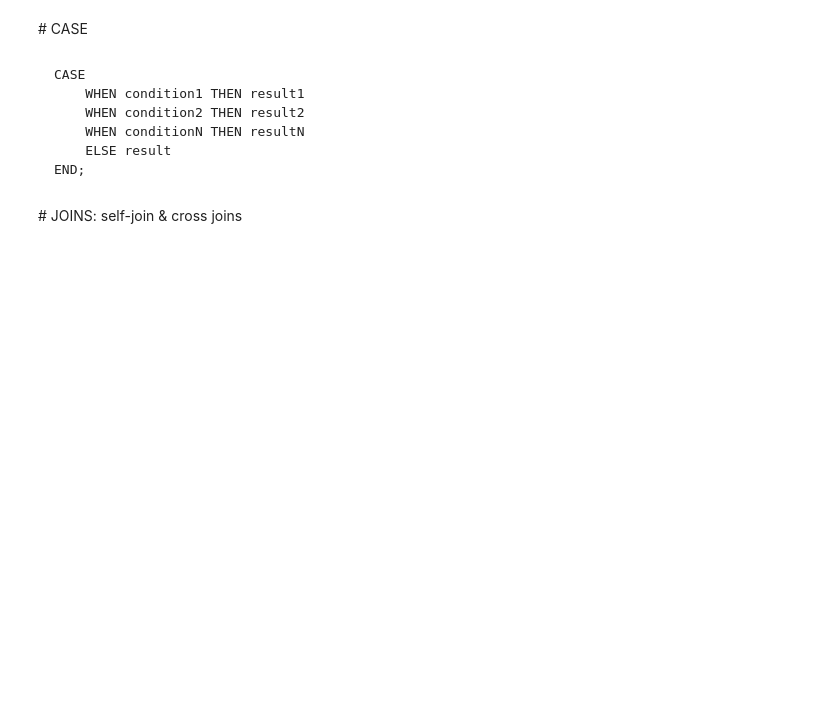
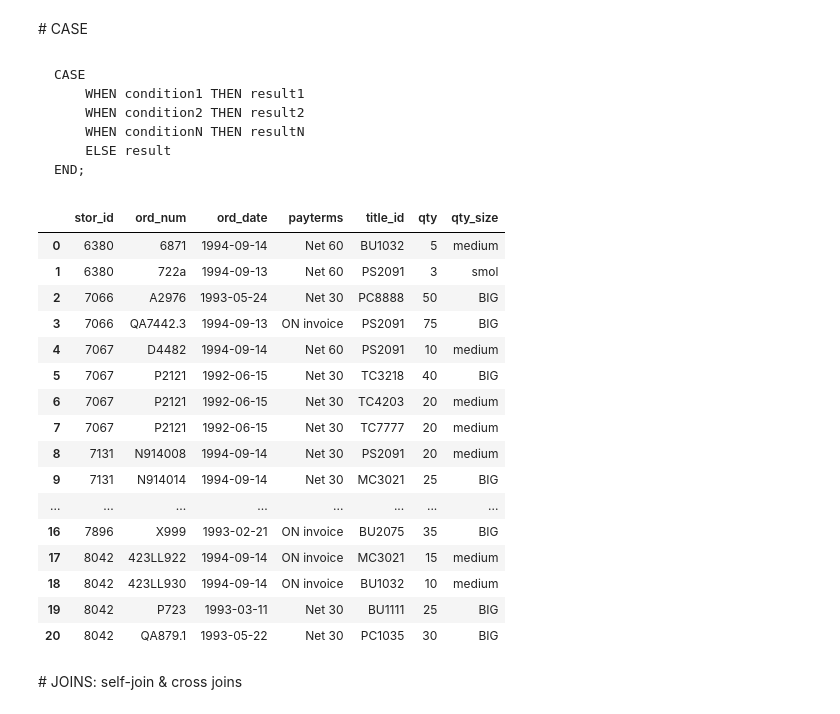
Before and after one commit to Ironhack-data-bcn-oct-2023/lectures, a Jupyter notebook: week-4/01. MySQL - Subqueries & CTE statements.ipynb, the cells around one changed output. Cells and saved outputs as stored; diff of their text form; code cells hidden in the pictures; blank space fills up the shorter version.

```diff
--- a/week-4/01. MySQL - Subqueries & CTE statements.ipynb
+++ b/week-4/01. MySQL - Subqueries & CTE statements.ipynb
@@ -138,0 +197,12 @@ Find the titles published by publishers based in 'Berkeley':
+# %%
+query = """
+SELECT CONCAT(au_lname," " ,au_fname) AS full_name
+FROM authors -- California
+WHERE state = "CA";
+    """
+
+def simple_query (query):
+    return pd.read_sql_query (query, engine)
+
+df = simple_query(query)
+df
@@ -138,0 +265,12 @@ Find the titles published by publishers based in 'Berkeley':
+# %%
+query = """
+SELECT CONCAT(au_lname," " ,au_fname) AS full_name
+FROM authors
+WHERE city IN
+    (SELECT city FROM authors WHERE state = "CA"); -- subquery: query on its own
+"""
+def simple_query (query):
+    return pd.read_sql_query (query, engine)
+
+df = simple_query(query)
+df
@@ -183,3 +498,34 @@ END;
+# %%
+query = """
+SELECT stor_id, ord_num, ord_date, payterms, title_id, qty, -- qty is optional
+    CASE
+        WHEN qty < 5 THEN 'smol'
+        WHEN qty > 20 THEN "BIG"
+        ELSE "medium"
+    END as qty_size
+FROM sales;
+"""
+# NOT changing values on the table: just modifying the print
+
+simple_query(query)
+# %% [output]
+|  | stor_id | ord_num | ord_date | payterms | title_id | qty | qty_size |
+| 0 | 6380 | 6871 | 1994-09-14 | Net 60 | BU1032 | 5 | medium |
+| 1 | 6380 | 722a | 1994-09-13 | Net 60 | PS2091 | 3 | smol |
+| 2 | 7066 | A2976 | 1993-05-24 | Net 30 | PC8888 | 50 | BIG |
+| 3 | 7066 | QA7442.3 | 1994-09-13 | ON invoice | PS2091 | 75 | BIG |
+| 4 | 7067 | D4482 | 1994-09-14 | Net 60 | PS2091 | 10 | medium |
+| 5 | 7067 | P2121 | 1992-06-15 | Net 30 | TC3218 | 40 | BIG |
+| 6 | 7067 | P2121 | 1992-06-15 | Net 30 | TC4203 | 20 | medium |
+| 7 | 7067 | P2121 | 1992-06-15 | Net 30 | TC7777 | 20 | medium |
+| 8 | 7131 | N914008 | 1994-09-14 | Net 30 | PS2091 | 20 | medium |
+| 9 | 7131 | N914014 | 1994-09-14 | Net 30 | MC3021 | 25 | BIG |
+| ... | ... | ... | ... | ... | ... | ... | ... |
+| 16 | 7896 | X999 | 1993-02-21 | ON invoice | BU2075 | 35 | BIG |
+| 17 | 8042 | 423LL922 | 1994-09-14 | ON invoice | MC3021 | 15 | medium |
+| 18 | 8042 | 423LL930 | 1994-09-14 | ON invoice | BU1032 | 10 | medium |
+| 19 | 8042 | P723 | 1993-03-11 | Net 30 | BU1111 | 25 | BIG |
+| 20 | 8042 | QA879.1 | 1993-05-22 | Net 30 | PC1035 | 30 | BIG |
 # %% [markdown]
 # JOINS: self-join & cross joins
 # %% [markdown]
```
Also changed, not shown: parts of 45 cells of this notebook.
